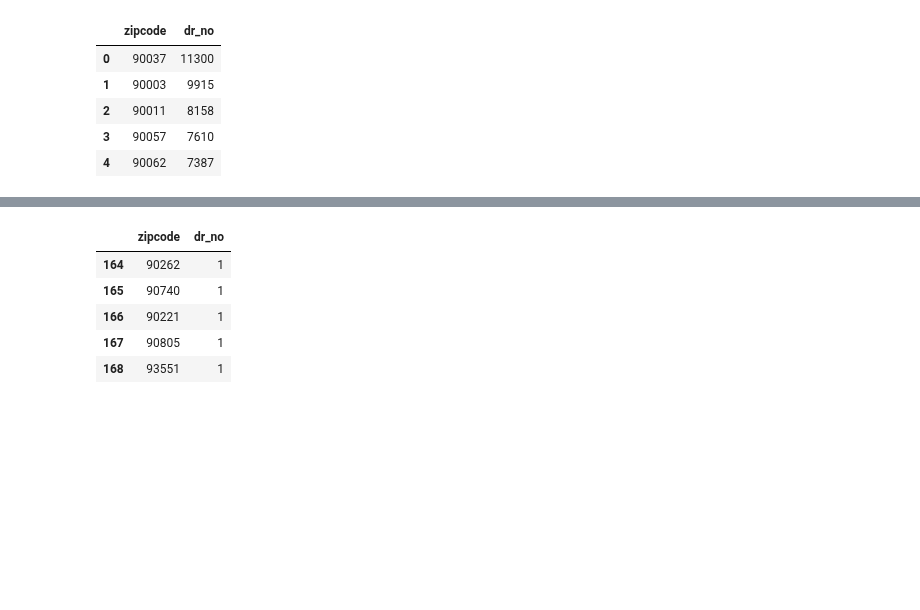
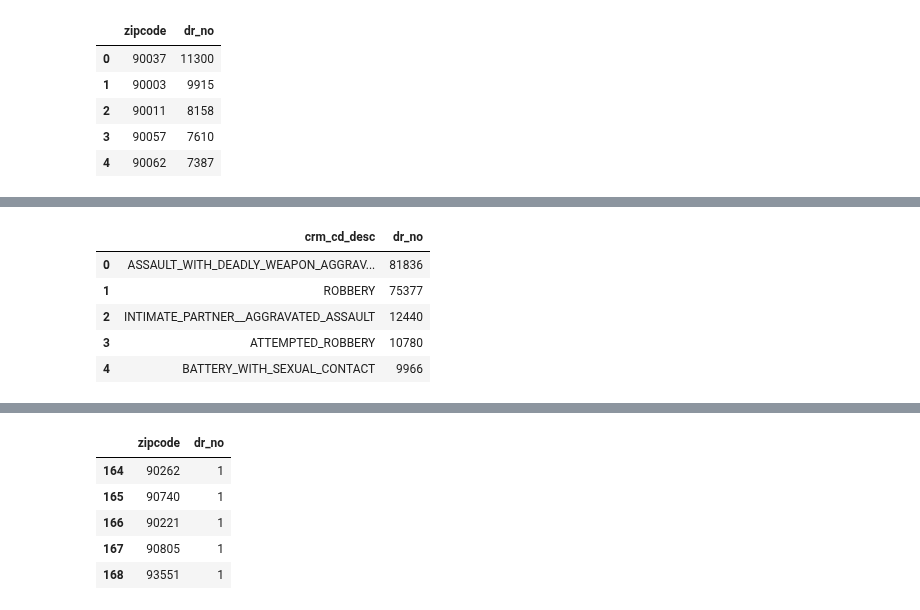
Before and after one commit to frederikdebruyker/Los-Angeles-Crime-Statistics, a Jupyter notebook: los_angeles_crime_statistics.ipynb, the cells around one changed output, grey strips where cells are left out. Saved outputs shown, nothing was run; the diff lists cells and outputs as text; code cells hidden in the pictures; blank space fills up the shorter version.

```diff
--- a/los_angeles_crime_statistics.ipynb
+++ b/los_angeles_crime_statistics.ipynb
@@ -296,0 +343,9 @@ zip_crime_top_v
+# %%
+violent_crime_desc_list
+# %% [output]
+|  | crm_cd_desc | dr_no |
+| 0 | ASSAULT_WITH_DEADLY_WEAPON_AGGRAV... | 81836 |
+| 1 | ROBBERY | 75377 |
+| 2 | INTIMATE_PARTNER__AGGRAVATED_ASSAULT | 12440 |
+| 3 | ATTEMPTED_ROBBERY | 10780 |
+| 4 | BATTERY_WITH_SEXUAL_CONTACT | 9966 |
```
Also changed, not shown: parts of 8 cells of this notebook, 7 other files.
